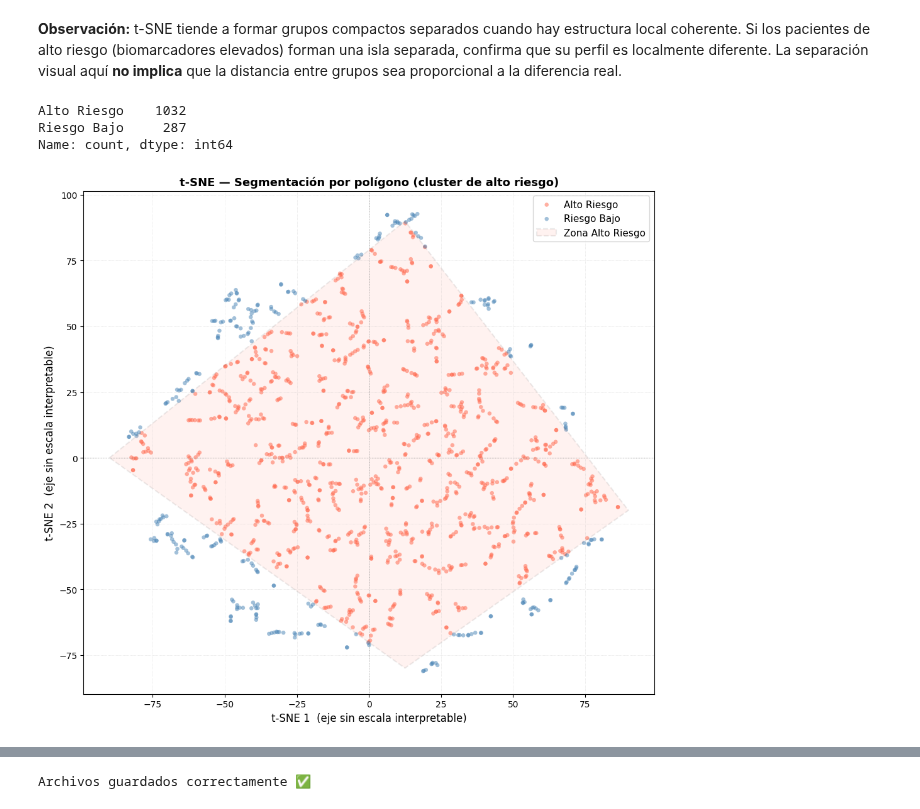
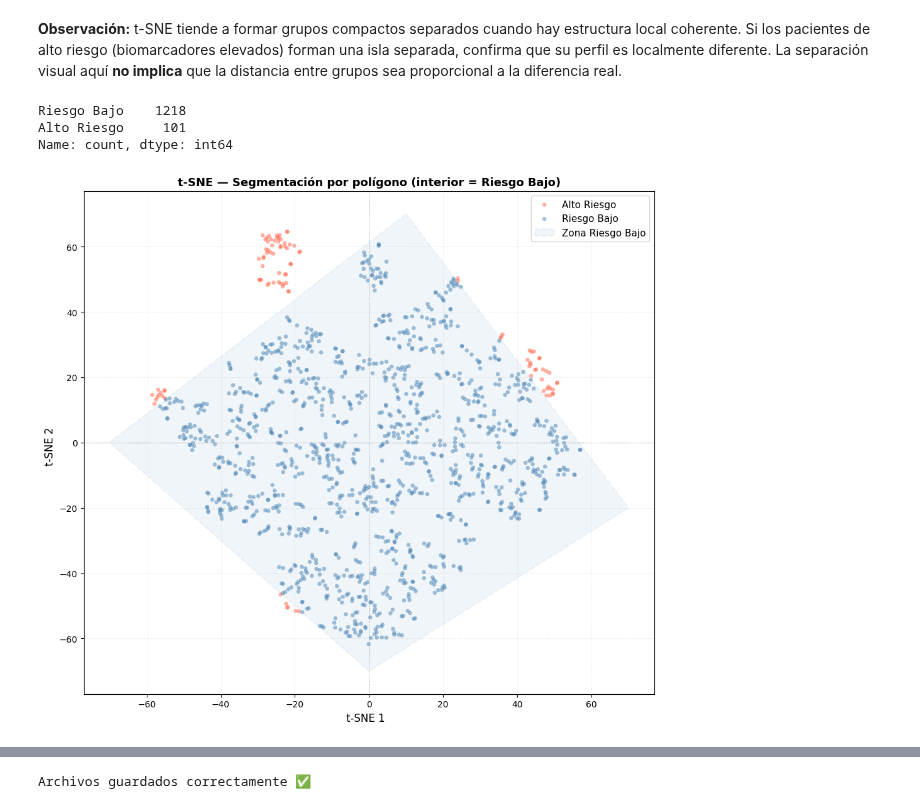
Before and after one commit to somexav/ciencia_datos_m3_e1, a Jupyter notebook: M3E1_HeartAttack_Xavier.ipynb, the cells around one changed output, grey strips where cells are left out. Drawn from its saved outputs; the diff is of its cells as text; code cells hidden in the pictures.

Commit message:
TSNE

```diff
--- a/M3E1_HeartAttack_Xavier.ipynb
+++ b/M3E1_HeartAttack_Xavier.ipynb
@@ -456,6 +452,7 @@ for i, col in enumerate(features):
     axes[i].set_title(col, fontsize=11, fontweight='bold')
     axes[i].set_ylabel('Densidad')
     axes[i].legend(fontsize=7)
+    axes[i].set_xlabel(etiquetas.get(col, col), fontsize=10)
 
 # Ocultar el último subplot vacío
 axes[-1].set_visible(False)
@@ -720,6 +717,8 @@ pp_hat, k_curve = estimate_neighbors_knee(Xr, metric='euclidean',
                                           kmax=50,
                                           random_state=random_seed)
 
+pp_hat = 15
+
 pp_candidates = sorted(set([max(5, pp_hat-8), pp_hat, min(50, pp_hat+8)]))
 
 fig = plot_knee_curve(k_curve, pp_hat, pp_candidates)
@@ -818,46 +810,51 @@ from matplotlib.path import Path
 
 # ─── Vértices del polígono ────────────────────────────────────────────────────
 vertices = np.array([
-    [  -90,    0],   # origen
-    [ 10,  90],  # arriba
-    [ 90,   -20],  # derecha
-    [ 0, -90],  # abajo
-    [  -90,    0],   # cerrar polígono
+    [ -70,    0],
+    [   10,  70],
+    [   70,  -20],
+    [    0, -70],
+    [ -70,    0],
 ])
 
-# ─── Segmentación ─────────────────────────────────────────────────────────────
+# ─── Segmentación invertida: dentro = Riesgo Bajo ─────────────────────────────
 path       = Path(vertices)
 dentro     = path.contains_points(X_tsne)
-grupo_tsne = np.where(dentro, 'Alto Riesgo', 'Riesgo Bajo')
+grupo_tsne = np.where(dentro, 'Riesgo Bajo', 'Alto Riesgo')
 
 print(pd.Series(grupo_tsne).value_counts())
 
+
+
 # ─── Visualización ────────────────────────────────────────────────────────────
+colores_tsne = {'Alto Riesgo': 'tomato', 'Riesgo Bajo': 'steelblue'}
+
 fig, ax = plt.subplots(figsize=(10, 9))
 
-for grupo, color in colores.items():
+for grupo, color in colores_tsne.items():
     mask = grupo_tsne == grupo
     ax.scatter(X_tsne[mask, 0], X_tsne[mask, 1],
                alpha=0.5, s=22, color=color, label=grupo, edgecolors='none')
 
+# Polígono — zona de Riesgo Bajo (interior)
 poligono = Polygon(vertices[:-1], closed=True,
                    linewidth=1.5, linestyle='--',
-                   edgecolor='black', facecolor='tomato', alpha=0.08,
-                   label='Zona Alto Riesgo')
+                   edgecolor='steelblue', facecolor='steelblue', alpha=0.08,
+                   label='Zona Riesgo Bajo')
 ax.add_patch(poligono)
 
 ax.axvline(x=0, color='gray', linestyle=':', linewidth=0.7)
 ax.axhline(y=0, color='gray', linestyle=':', linewidth=0.7)
 ax.grid(True, linestyle=':', linewidth=0.5, alpha=0.5)
-ax.set_xlabel('t-SNE 1  (eje sin escala interpretable)', fontsize=12)
-ax.set_ylabel('t-SNE 2  (eje sin escala interpretable)', fontsize=12)
-ax.set_title('t-SNE — Segmentación por polígono (cluster de alto riesgo)',
+ax.set_xlabel('t-SNE 1  ', fontsize=12)
+ax.set_ylabel('t-SNE 2  ', fontsize=12)
+ax.set_title('t-SNE — Segmentación por polígono (interior = Riesgo Bajo)',
              fontsize=13, fontweight='bold')
 ax.legend(fontsize=11)
 plt.tight_layout()
 plt.show()
 # %% [output]
-Alto Riesgo    1032
-Riesgo Bajo     287
+Riesgo Bajo    1218
+Alto Riesgo     101
 Name: count, dtype: int64
-[figure, old version]
+[figure, new version]
```
Also changed, not shown: parts of 13 cells of this notebook, 3 other files.
